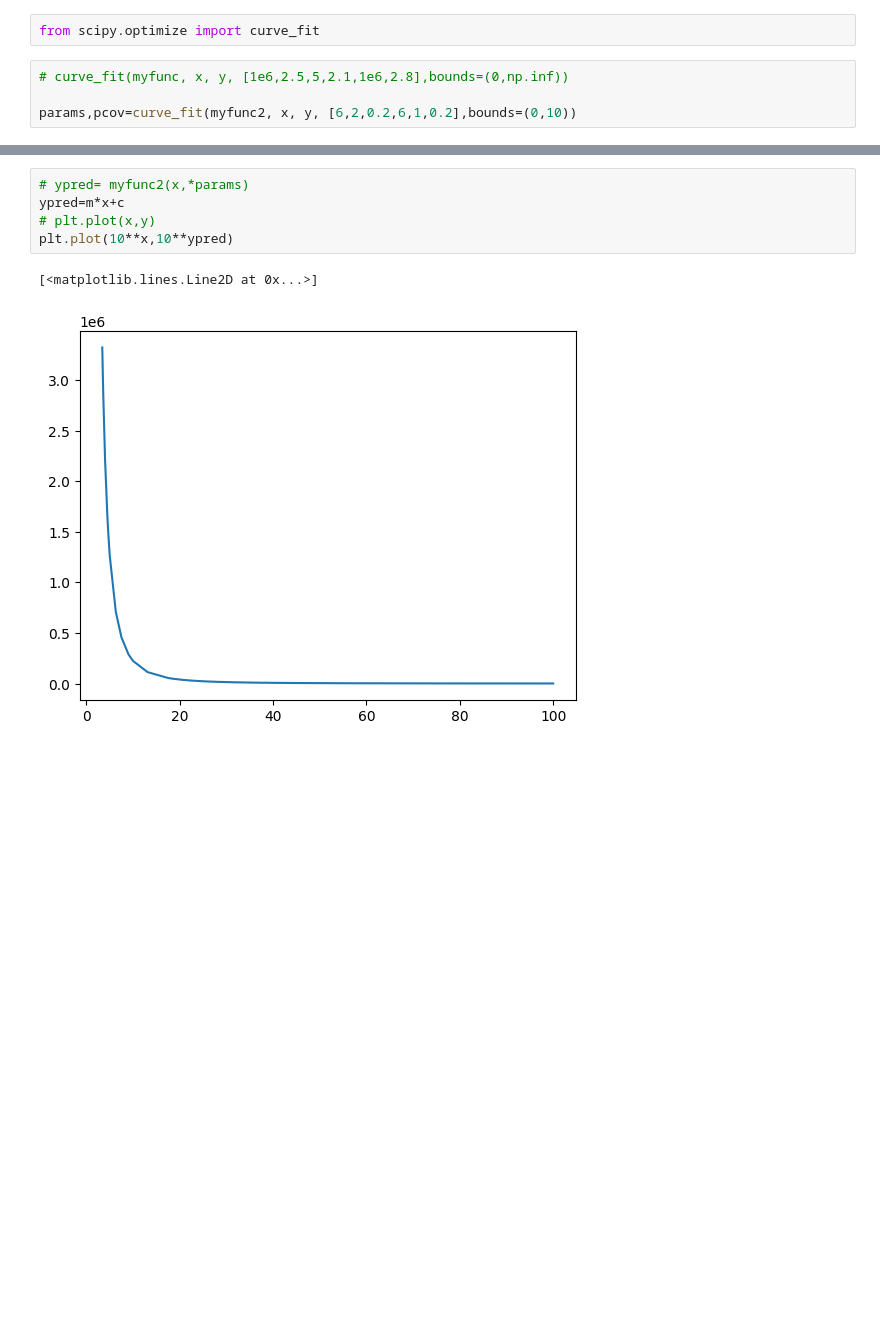
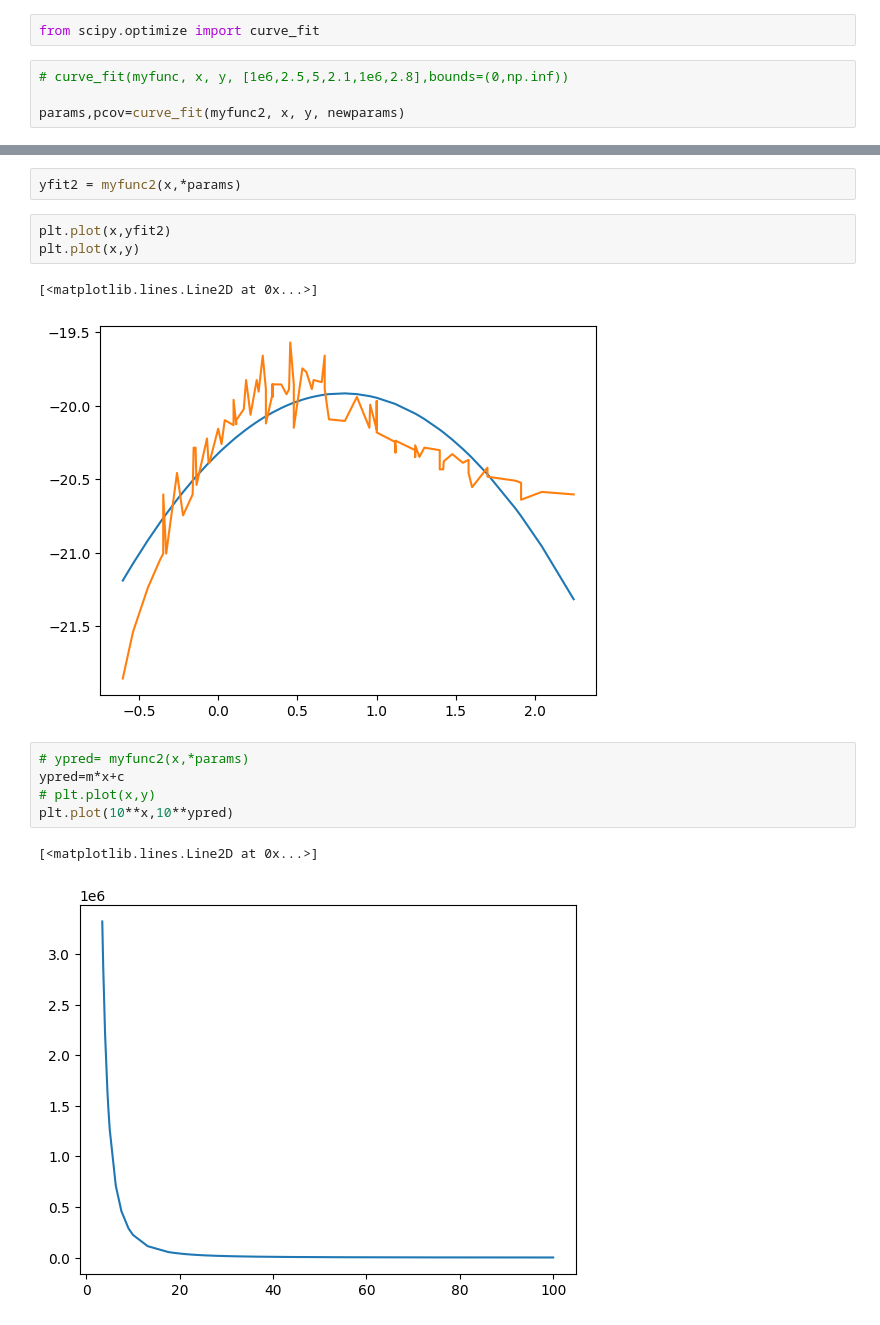
Before and after one commit to mohanagr/braindump, a Jupyter notebook: cane + LFSM.ipynb, the cells around one changed output, grey strips where cells are left out. Drawn from its saved outputs; the diff is of its cells as text; blank space fills up the shorter version.

```diff
--- a/cane + LFSM.ipynb
+++ b/cane + LFSM.ipynb
@@ -115,7 +102,7 @@ from scipy.optimize import curve_fit
 # %%
 # curve_fit(myfunc, x, y, [1e6,2.5,5,2.1,1e6,2.8],bounds=(0,np.inf))
 
-params,pcov=curve_fit(myfunc2, x, y, [6,2,0.2,6,1,0.2],bounds=(0,10))
+params,pcov=curve_fit(myfunc2, x, y, newparams)
 # %%
 params
 # %% [output]
@@ -124,3 +125,11 @@ array([1.00000000e+01, 1.00000000e+01, 4.20675210e-22, 7.88037694e+00,
+# %%
+yfit2 = myfunc2(x,*params)
+# %%
+plt.plot(x,yfit2)
+plt.plot(x,y)
+# %% [output]
+[<matplotlib.lines.Line2D at 0x...>]
+[figure, added]
 # %%
 # ypred= myfunc2(x,*params)
 ypred=m*x+c
```
Also changed, not shown: parts of 15 cells of this notebook, 10 other files.
